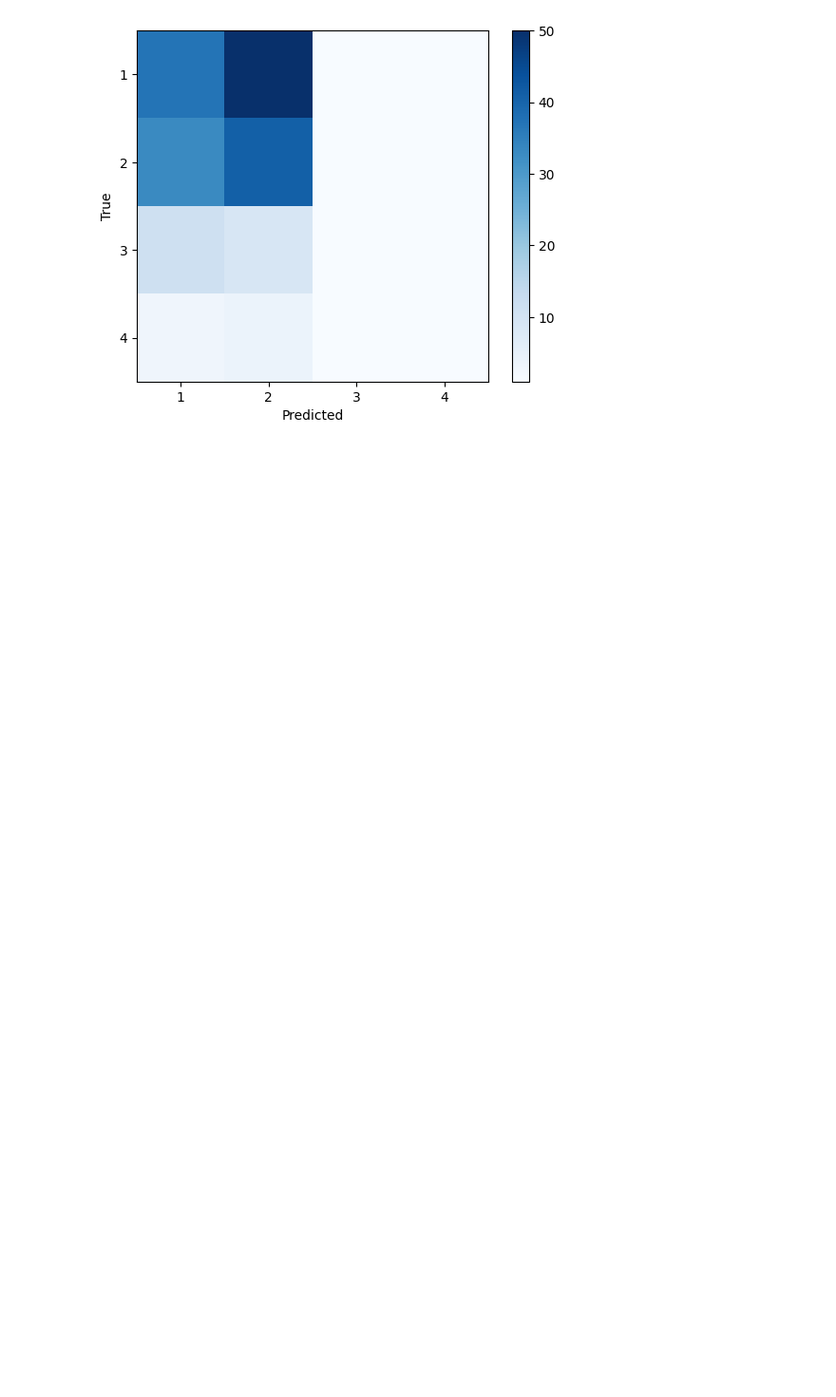
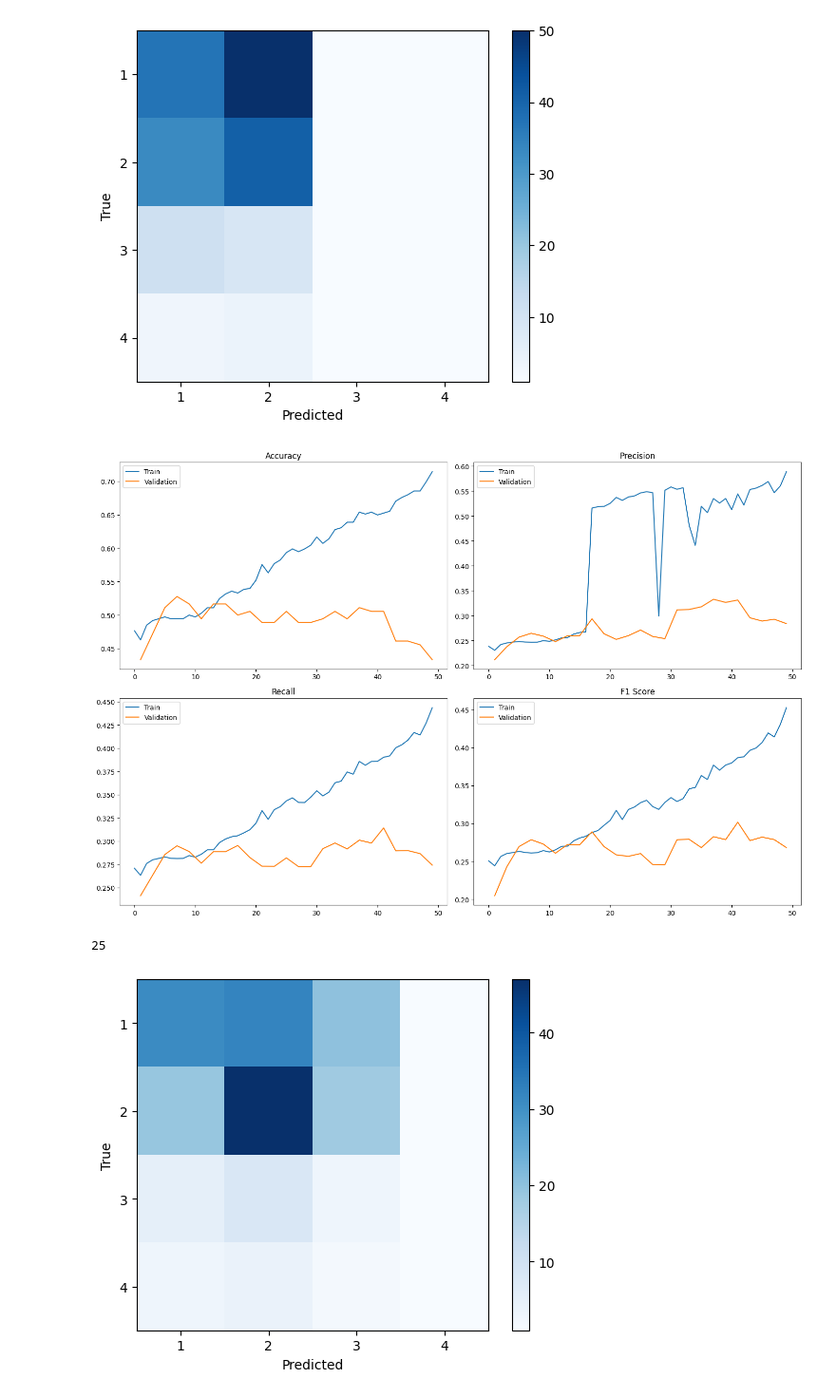
Before and after one commit to RaminKahidi/DAFT_CPSC_571, a Jupyter notebook: preformaceMetricsV3.ipynb, the cells around one changed output. Shown at 95% size. Cells and saved outputs as stored; diff of their text form; code cells hidden in the pictures; blank space fills up the shorter version.

```diff
--- a/preformaceMetricsV3.ipynb
+++ b/preformaceMetricsV3.ipynb
@@ -87,3 +87,43 @@ plt.ylabel('True')
 plt.show()
 # %% [output]
 [figure]
+# %%
+def showMetrics(trainPath, valPath):
+    # in the trainPath, grab the numebr right after 'epoch_'
+    epoch = int(trainPath.split('epoch_')[1].split('_')[0])
+    train_performance = get_performace(trainPath)
+    val_performance = get_performace(valPath)
+
+    # plot the metrics
+    fig, ax = plt.subplots(2, 2, figsize=(15, 10))
+    for i, metric in enumerate(['Accuracy', 'Precision', 'Recall', 'F1 Score']):
+        ax[i//2, i%2].plot(list(train_performance.keys()), [train_performance[epoch][metric] for epoch in train_performance.keys()], label='Train')
+        ax[i//2, i%2].plot(list(val_performance.keys()), [val_performance[epoch][metric] for epoch in val_performance.keys()], label='Validation')
+        ax[i//2, i%2].set_title(metric)
+        ax[i//2, i%2].legend()
+    plt.tight_layout()
+    plt.show()
+
+    # plot the confusion matrix of the last epoch
+    print(len(val_performance))
+    cm = val_performance[int(epoch)]['Confusion Matrix']
+    cm = cm + 1
+
+    plt.imshow(cm, cmap='Blues')
+    plt.colorbar()
+
+    # Set the x and y ticks to show only whole numbers
+    xticks = np.arange(1, cm.shape[1] + 1)
+    yticks = np.arange(1, cm.shape[0] + 1)
+    plt.xticks(xticks - 1, xticks)
+    plt.yticks(yticks - 1, yticks)
+
+    plt.xlabel('Predicted')
+    plt.ylabel('True')
+    plt.show()
+
+showMetrics('./a100Output/train_records_fold_0_epoch_49_momentum_0.99_basefilters4.csv', './a100Output/val_records_fold_0_epoch_49_momentum_0.99_basefilters4.csv')
+# %% [output]
+[figure, added]
+25
+[figure, added]
```
Also changed, not shown: parts of 2 cells of this notebook.
